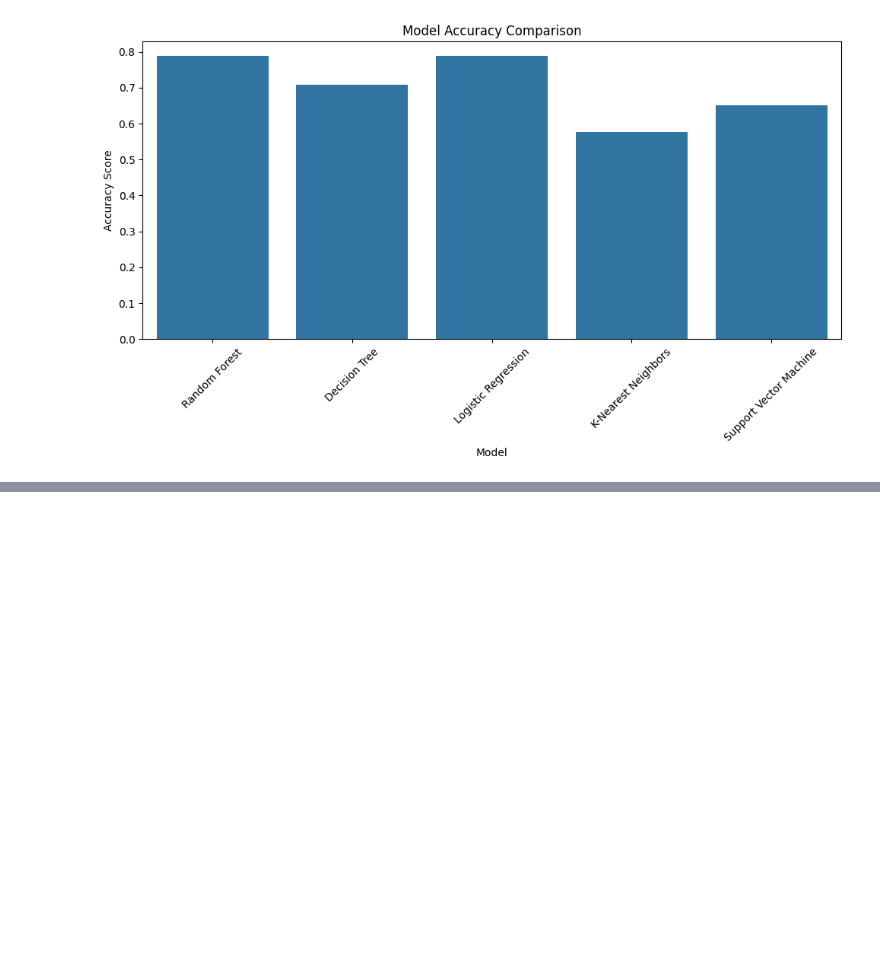
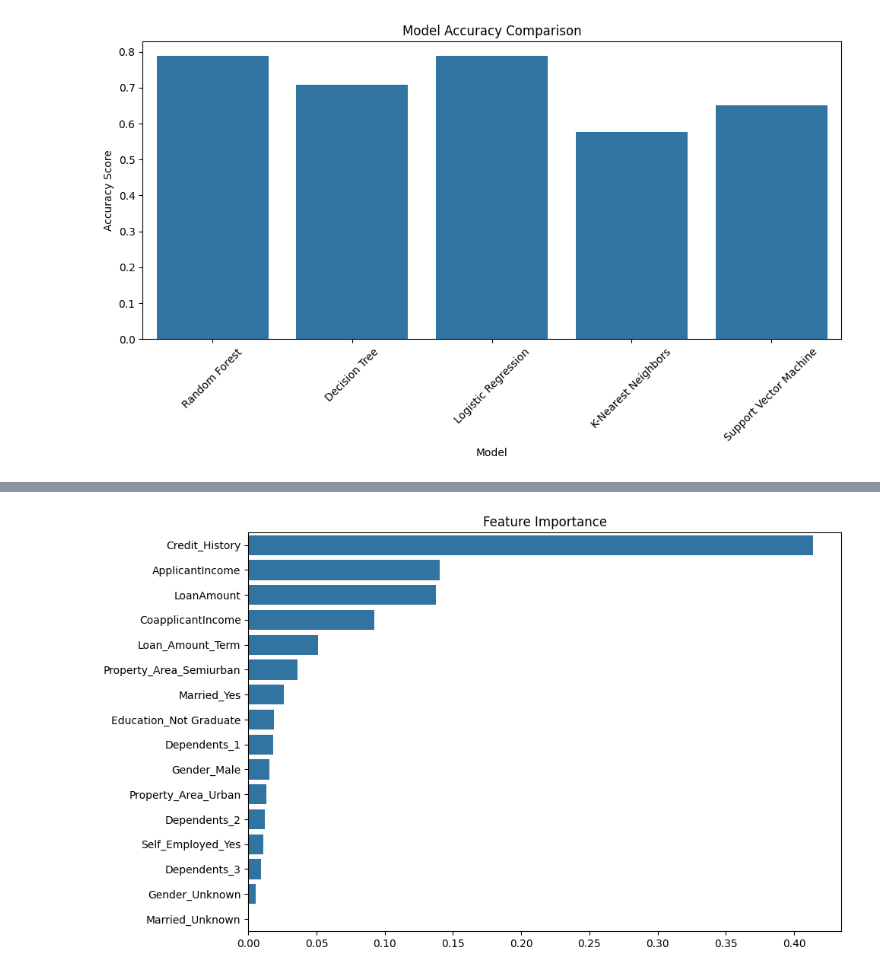
Before and after one commit to Ismat-Samadov/Loan_Eligiblity, a Jupyter notebook: model/research.ipynb, the cells around one changed output, grey strips where cells are left out. Saved outputs shown, nothing was run; the diff lists cells and outputs as text; code cells hidden in the pictures; blank space fills up the shorter version.

```diff
--- a/model/research.ipynb
+++ b/model/research.ipynb
@@ -89,3 +89,82 @@ weighted avg       0.81      0.79      0.77       123
    macro avg       0.33      0.50      0.39       123
 weighted avg       0.42      0.65      0.51       123
 [figure]
+# %%
+import pandas as pd
+from sklearn.model_selection import train_test_split, GridSearchCV
+from sklearn.ensemble import RandomForestClassifier
+from sklearn.metrics import accuracy_score, f1_score, classification_report
+import matplotlib.pyplot as plt
+import seaborn as sns
+import numpy as np
+
+# Load the dataset
+loan_train = pd.read_csv('data/loan-train.csv')
+
+# Step 1: Clean the data
+# Handling missing values: Fill missing LoanAmount with median, Loan_Amount_Term with mode, and Credit_History with mode
+loan_train['LoanAmount'].fillna(loan_train['LoanAmount'].median(), inplace=True)
+loan_train['Loan_Amount_Term'].fillna(loan_train['Loan_Amount_Term'].mode()[0], inplace=True)
+loan_train['Credit_History'].fillna(loan_train['Credit_History'].mode()[0], inplace=True)
+
+# Fill missing values for categorical features
+loan_train['Gender'] = loan_train['Gender'].fillna('Unknown')
+loan_train['Married'] = loan_train['Married'].fillna('Unknown')
+loan_train['Dependents'] = loan_train['Dependents'].replace('3+', '3')
+loan_train['Dependents'] = loan_train['Dependents'].fillna('0')
+loan_train['Self_Employed'] = loan_train['Self_Employed'].fillna('No')
+
+# One-hot encode categorical variables using pd.get_dummies
+loan_train = pd.get_dummies(loan_train, columns=['Gender', 'Married', 'Dependents', 'Education', 'Self_Employed', 'Property_Area'], drop_first=True)
+
+# Encoding Loan_Status as it is the target variable
+loan_train['Loan_Status'] = loan_train['Loan_Status'].map({'Y': 1, 'N': 0})
+
+# Step 2: Prepare the data
+X = loan_train.drop(columns=['Loan_ID', 'Loan_Status'])
+y = loan_train['Loan_Status']
+
+# Train-test split
+X_train, X_test, y_train, y_test = train_test_split(X, y, test_size=0.2, random_state=42)
+
+# Step 3: Define the hyperparameters grid for Random Forest
+param_grid = {
+    'n_estimators': [50, 100, 200],
+    'max_depth': [None, 10, 20, 30],
+    'min_samples_split': [2, 5, 10],
+    'min_samples_leaf': [1, 2, 4],
+    'bootstrap': [True, False]
+}
+
+# Initialize Random Forest model
+rf_model = RandomForestClassifier(random_state=42)
+
+# Step 4: Use GridSearchCV for hyperparameter tuning (set n_jobs=1 to avoid multiprocessing issues)
+grid_search = GridSearchCV(estimator=rf_model, param_grid=param_grid, cv=5, scoring='f1', n_jobs=1, verbose=2)
+grid_search.fit(X_train, y_train)
+
+# Get the best model from grid search
+best_rf_model = grid_search.best_estimator_
+
+# Step 5: Evaluate the best model on the test set
+y_pred = best_rf_model.predict(X_test)
+accuracy = accuracy_score(y_test, y_pred)
+f1 = f1_score(y_test, y_pred)
+
+# Display the best hyperparameters
+print("Best Hyperparameters: ", grid_search.best_params_)
+print(f"Optimized Random Forest Accuracy: {accuracy:.4f}")
+print(f"Optimized Random Forest F1-score: {f1:.4f}")
+print(classification_report(y_test, y_pred))
+
+# Step 6: Visualize feature importance (Optional)
+plt.figure(figsize=(10, 6))
+importances = best_rf_model.feature_importances_
+indices = np.argsort(importances)[::-1]
+features = X.columns
+
+sns.barplot(x=importances[indices], y=[features[i] for i in indices])
+plt.title('Feature Importance')
+plt.tight_layout()
+plt.show()
+# %% [output]
@@ -91,0 +188 @@ weighted avg       0.42      0.65      0.51       123
+[figure, added]
```
Also changed, not shown: parts of 2 cells of this notebook.
